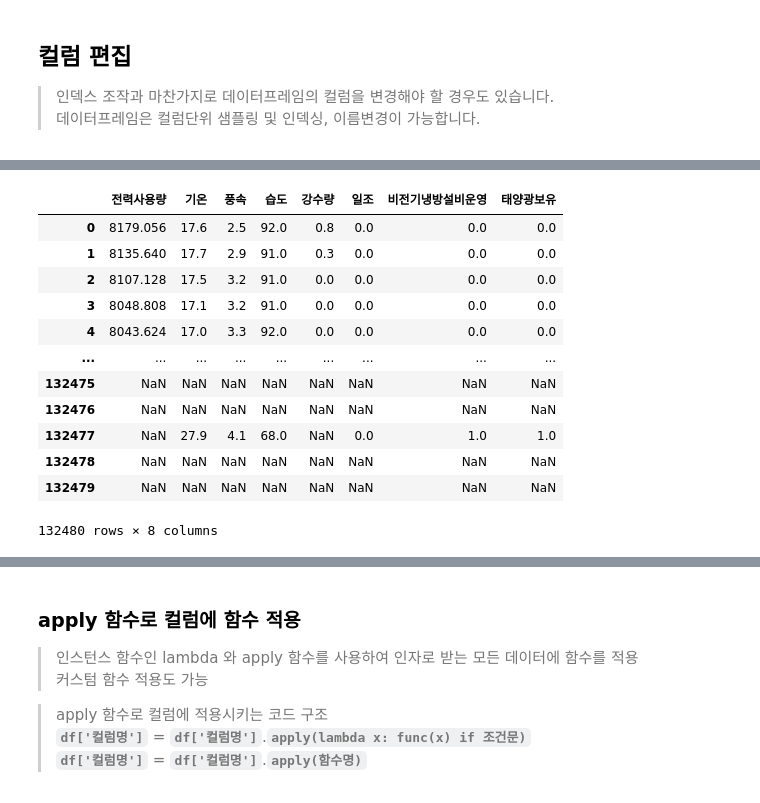
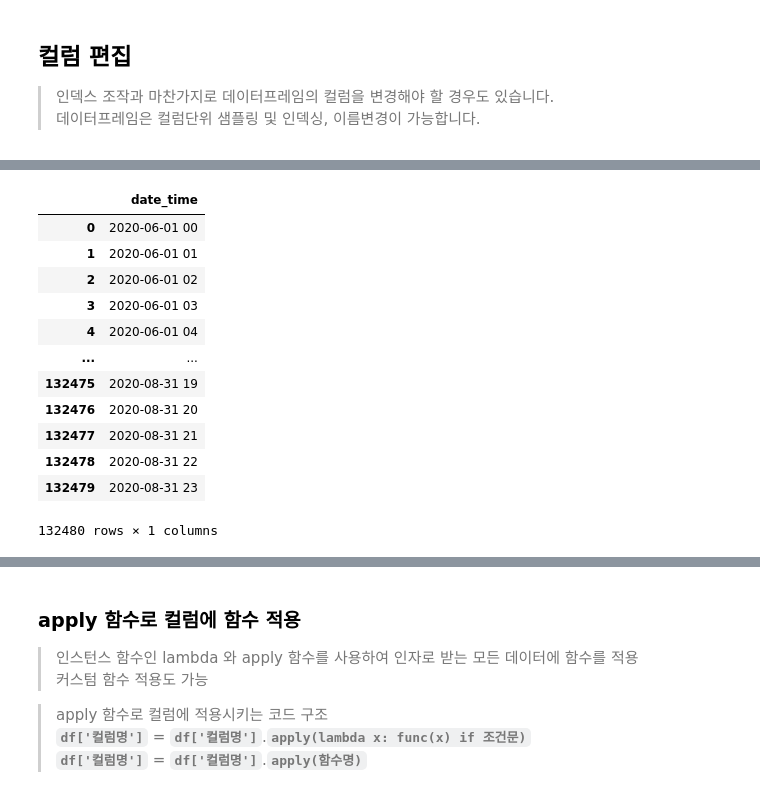
Before and after one commit to overgroove/samsung_ML, a Jupyter notebook: 03_package_pandas.ipynb, the cells around one changed output, grey strips where cells are left out. Saved outputs shown, nothing was run; the diff lists cells and outputs as text; code cells hidden in the pictures.

```diff
--- a/03_package_pandas.ipynb
+++ b/03_package_pandas.ipynb
@@ -793,0 +983,4 @@ True
+# %%
+# 컬럼 생성
+# 팬시인덱싱 이야기 드리면서 브로드캐스팅 모자라는 shape만큼 길이를 늘려서 선형대수학 연산을 수행한다.
+df['전력사용량2'] = df['전력사용량'] * 1000
@@ -793,0 +996,4 @@ True
+# %%
+# 기온기준으로 30도 이상인 경우 True, 미만인 경우 False로 구분되는 고온 변수를 생성
+df['고온'] = df['기온'] >= 30
+df.head()
@@ -827,0 +1019,5 @@ memory usage: 10.1+ MB
+# %%
+df.drop('전력사용량2', axis=1, inplace=True)
+# %%
+df.pop('고온') # 문자열 형식으로 변수명을 전달
+# 원본값에서 변수를 지우고 지운 데이터를 끄집어내서 값으로 저장
@@ -828,16 +1044,17 @@ memory usage: 10.1+ MB
 # %%
 # 데이터타입에 따른 변수 선별
+df.select_dtypes(object)
 # %% [output]
-|  | 전력사용량 | 기온 | 풍속 | 습도 | 강수량 | 일조 | 비전기냉방설비운영 | 태양광보유 |
-| 0 | 8179.056 | 17.6 | 2.5 | 92.0 | 0.8 | 0.0 | 0.0 | 0.0 |
-| 1 | 8135.640 | 17.7 | 2.9 | 91.0 | 0.3 | 0.0 | 0.0 | 0.0 |
-| 2 | 8107.128 | 17.5 | 3.2 | 91.0 | 0.0 | 0.0 | 0.0 | 0.0 |
-| 3 | 8048.808 | 17.1 | 3.2 | 91.0 | 0.0 | 0.0 | 0.0 | 0.0 |
-| 4 | 8043.624 | 17.0 | 3.3 | 92.0 | 0.0 | 0.0 | 0.0 | 0.0 |
-| ... | ... | ... | ... | ... | ... | ... | ... | ... |
-| 132475 | NaN | NaN | NaN | NaN | NaN | NaN | NaN | NaN |
-| 132476 | NaN | NaN | NaN | NaN | NaN | NaN | NaN | NaN |
-| 132477 | NaN | 27.9 | 4.1 | 68.0 | NaN | 0.0 | 1.0 | 1.0 |
-| 132478 | NaN | NaN | NaN | NaN | NaN | NaN | NaN | NaN |
-| 132479 | NaN | NaN | NaN | NaN | NaN | NaN | NaN | NaN |
+|  | date_time |
+| 0 | 2020-06-01 00 |
+| 1 | 2020-06-01 01 |
+| 2 | 2020-06-01 02 |
+| 3 | 2020-06-01 03 |
+| 4 | 2020-06-01 04 |
+| ... | ... |
+| 132475 | 2020-08-31 19 |
+| 132476 | 2020-08-31 20 |
+| 132477 | 2020-08-31 21 |
+| 132478 | 2020-08-31 22 |
+| 132479 | 2020-08-31 23 |
-132480 rows × 8 columns
+132480 rows × 1 columns
```
Also changed, not shown: parts of 90 cells of this notebook, 1 other file.
